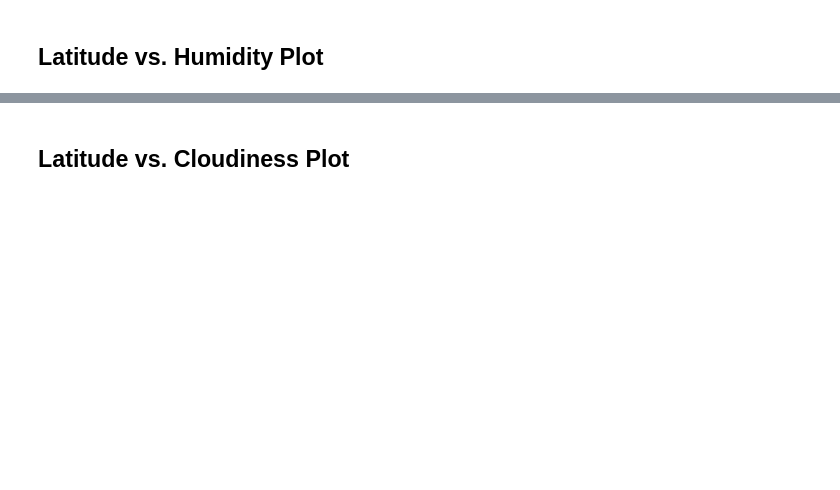
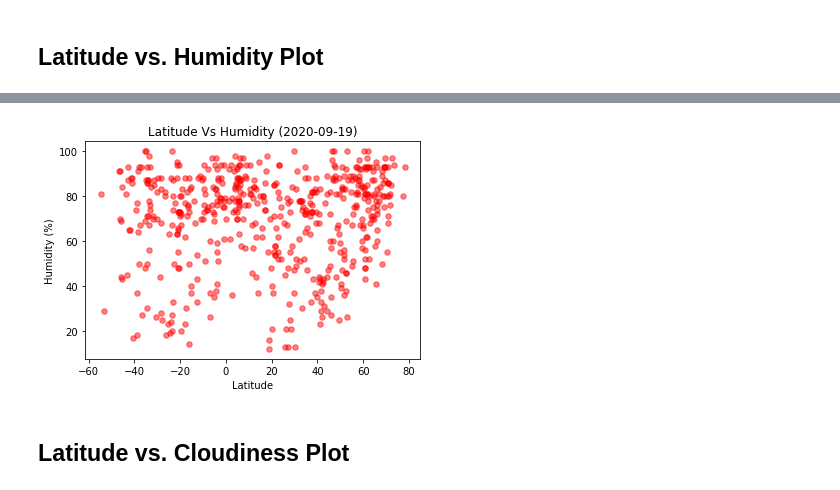
Before and after one commit to fasahathsyeda/API-challenge, a Jupyter notebook: starter_code/WeatherPy.ipynb, the cells around one changed output, grey strips where cells are left out. Cells and saved outputs as stored; diff of their text form; code cells hidden in the pictures; blank space fills up the shorter version.

```diff
--- a/starter_code/WeatherPy.ipynb
+++ b/starter_code/WeatherPy.ipynb
@@ -192,2 +209,13 @@ Int64Index([], dtype='int64')
+# %%
+
+plt.scatter(summary_data["Latitude"],summary_data["Humidity (%)"], marker="o", facecolors="red",
+            s=30, alpha=0.5)
+plt.xlabel("Latitude")
+plt.ylabel("Humidity (%)")
+plt.title(f"Latitude Vs Humidity ({date.today()})")
+plt.savefig('Lat Vs Humid.png')
+plt.show()
+# %% [output]
+[figure, added]
 # %% [markdown]
 ## Latitude vs. Cloudiness Plot
```
Also changed, not shown: parts of 29 cells of this notebook, 5 other files.
